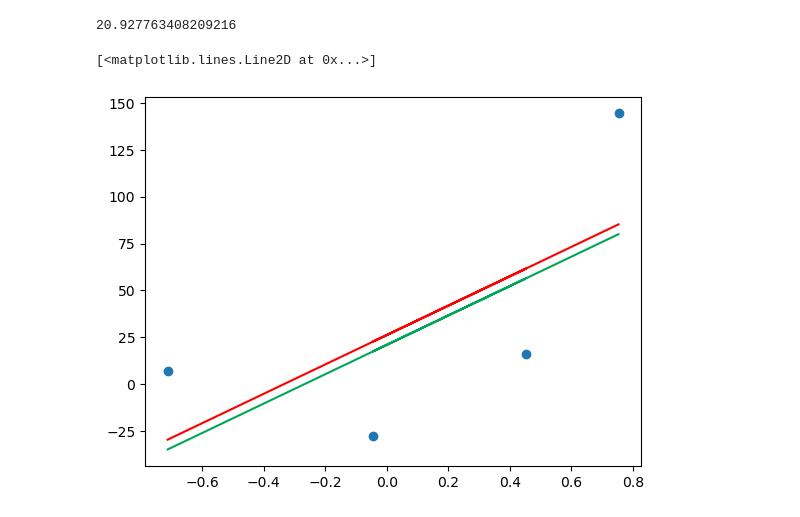
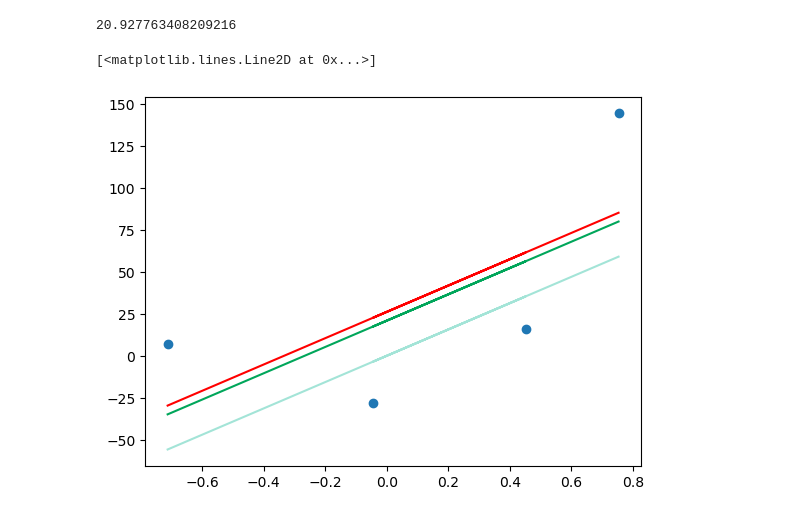
Before and after one commit to utkal08/ML-TASK, a Jupyter notebook: 100-days-ML/gradient-descent-step-by-step.ipynb, the cells around one changed output. Cells and saved outputs as stored; diff of their text form; code cells hidden in the pictures.

```diff
--- a/100-days-ML/gradient-descent-step-by-step.ipynb
+++ b/100-days-ML/gradient-descent-step-by-step.ipynb
@@ -68,10 +68,10 @@ b
 # %%
 y_pred1=((78.35*x)+b).reshape(4)
 
 plt.scatter(x,y)
 plt.plot(x,reg.predict(x),color='red',label='ols')
 plt.plot(x,y_pred1,color='#00a65a',label='b={}'.format(b))
-plt.plot(x,y_pred,color='#A3E40lols')
+plt.plot(x,y_pred,color='#A3E4D7')
 # %% [output]
 [<matplotlib.lines.Line2D at 0x...>]
-[figure, old version]
+[figure, new version]
```
Also changed, not shown: parts of 8 cells of this notebook, 1 other file.
